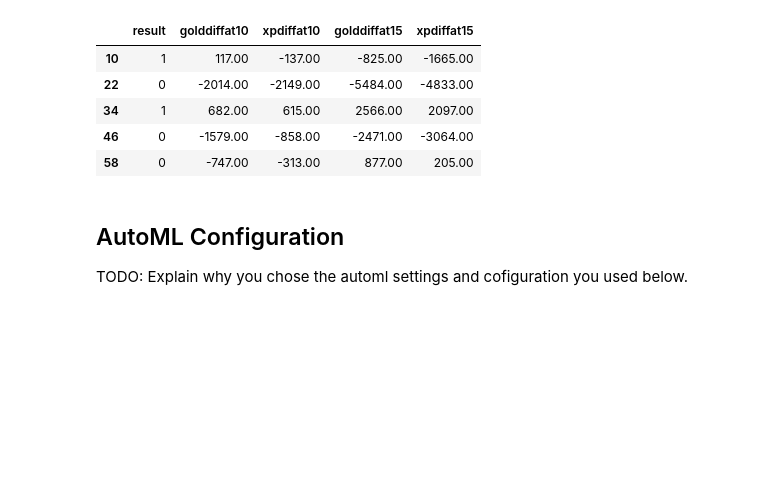
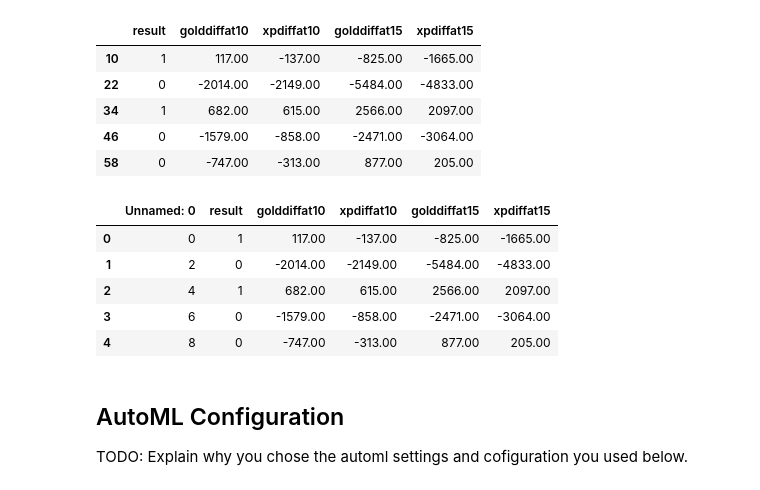
Before and after one commit to ncharchenko/Azure-ML-Engineer-Nanodegree-Capstone, a Jupyter notebook: automl.ipynb, the cells around one changed output. Cells and saved outputs as stored; diff of their text form; code cells hidden in the pictures; blank space fills up the shorter version.

```diff
--- a/automl.ipynb
+++ b/automl.ipynb
@@ -84,6 +85,17 @@ data.head()
 | 34 | 1 | 682.00 | 615.00 | 2566.00 | 2097.00 |
 | 46 | 0 | -1579.00 | -858.00 | -2471.00 | -3064.00 |
 | 58 | 0 | -747.00 | -313.00 | 877.00 | 205.00 |
+# %%
+# To show that the AutoML model is taking in the same dataset, show it here.
+raw_data = pd.read_csv("https://raw.githubusercontent.com/ncharchenko/Azure-ML-Engineer-Nanodegree-Capstone/master/OraclesElixir_automl_data.csv")
+raw_data.head()
+# %% [output]
+|  | Unnamed: 0 | result | golddiffat10 | xpdiffat10 | golddiffat15 | xpdiffat15 |
+| 0 | 0 | 1 | 117.00 | -137.00 | -825.00 | -1665.00 |
+| 1 | 2 | 0 | -2014.00 | -2149.00 | -5484.00 | -4833.00 |
+| 2 | 4 | 1 | 682.00 | 615.00 | 2566.00 | 2097.00 |
+| 3 | 6 | 0 | -1579.00 | -858.00 | -2471.00 | -3064.00 |
+| 4 | 8 | 0 | -747.00 | -313.00 | 877.00 | 205.00 |
 # %% [markdown]
 ## AutoML Configuration
 
```
Also changed, not shown: parts of 10 cells of this notebook, 2 other files.
